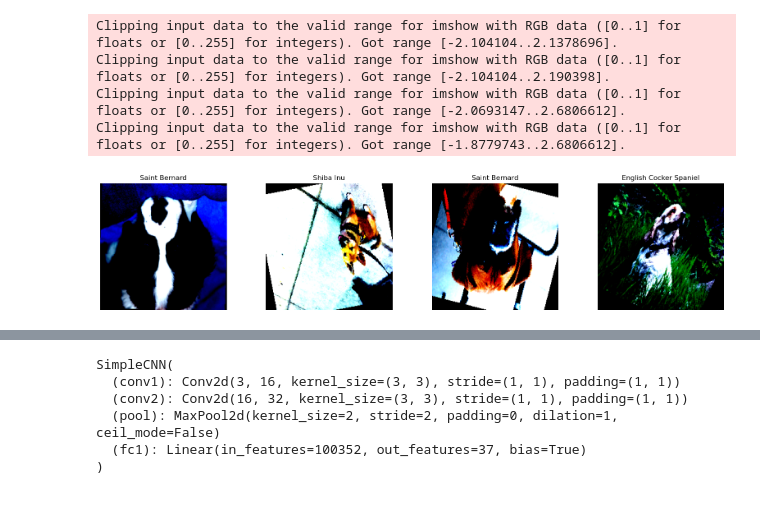
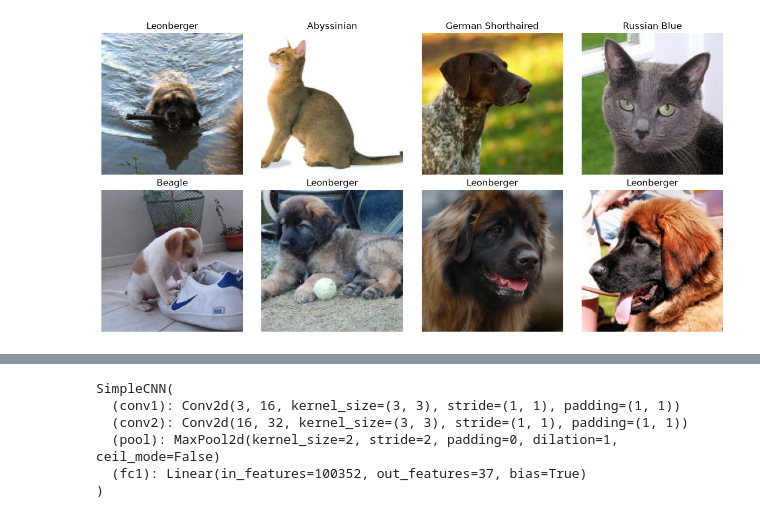
Before and after one commit to ecovision-uzh/ML4PS, a Jupyter notebook: 4-DeepLearning/SOLUTIONS_4-DeepLearning.ipynb, the cells around one changed output, grey strips where cells are left out. Cells and saved outputs as stored; diff of their text form; code cells hidden in the pictures.

```diff
--- a/4-DeepLearning/SOLUTIONS_4-DeepLearning.ipynb
+++ b/4-DeepLearning/SOLUTIONS_4-DeepLearning.ipynb
@@ -86,35 +75,36 @@ transform = transforms.Compose([
 # %%
 # Train Test Validation split
 
+train_transform = transform # Add data augmentation here so it only affects the training set
+
 # Load official datasets
-trainval_dataset = OxfordIIITPet(root='./data', split='trainval', transform=transform)
-test_dataset  = OxfordIIITPet(root='./data', split='test', transform=transform)
-class_names = trainval_dataset.classes
+# trainval is loaded twice, so that training images can be augmented while validation images stay unchanged
+train_dataset = OxfordIIITPet(root='./data', split='trainval', download=True, transform=train_transform)
+val_dataset = OxfordIIITPet(root='./data', split='trainval', download=True, transform=transform)
+test_dataset = OxfordIIITPet(root='./data', split='test', download=True, transform=transform)
+class_names = train_dataset.classes
+
+# Split the image indices once (80% train, 20% val) and keep only the matching part of each dataset
+train_idx, val_idx = random_split(range(len(train_dataset)), [0.8, 0.2], generator=torch.Generator().manual_seed(42))
+train_dataset = Subset(train_dataset, train_idx)
+val_dataset = Subset(val_dataset, val_idx)
 
 # Create DataLoaders
-train_dataset, val_dataset = train_test_split(trainval_dataset, test_size=0.2, random_state=42)
 train_loader = DataLoader(train_dataset, batch_size=8, shuffle=True)
 val_loader = DataLoader(val_dataset, batch_size=8, shuffle=False)
 test_loader = DataLoader(test_dataset, batch_size=8, shuffle=False)
-# %%
-# TODO Visualize some samples from the training set
-# NOTE images are normalized to match standard input distribution expected giving them a weird look
-images, labels = next(iter(train_loader))
-
-fig, axes = plt.subplots(1, 4, figsize=(20, 4))
-for idx, ax in enumerate(axes):
-    img = images[idx].permute(1, 2, 0)  # C,H,W -> H,W,C
-    ax.imshow(img)
-    ax.set_title(class_names[labels[idx]])
-    ax.axis('off')
-
-plt.show()
-# %% [output]
-Clipping input data to the valid range for imshow with RGB data ([0..1] for floats or [0..255] for integers). Got range [-2.104104..2.1378696].
-Clipping input data to the valid range for imshow with RGB data ([0..1] for floats or [0..255] for integers). Got range [-2.104104..2.190398].
-Clipping input data to the valid range for imshow with RGB data ([0..1] for floats or [0..255] for integers). Got range [-2.0693147..2.6806612].
-Clipping input data to the valid range for imshow with RGB data ([0..1] for floats or [0..255] for integers). Got range [-1.8779743..2.6806612].
-[figure, removed]
+# %%
+# Look at some training images
+fig, axes = plt.subplots(2, 4, figsize=(12, 6))
+for i, ax in enumerate(axes.flat):
+    img, label = train_dataset[i]
+    ax.imshow(denormalize(img))
+    ax.set_title(class_names[label])
+    ax.axis('off')
+plt.tight_layout()
+plt.show()
+# %% [output]
+[figure, added]
 # %%
 # Statistics
 num_classes = len(class_names)
```
Also changed, not shown: parts of 53 cells of this notebook.
